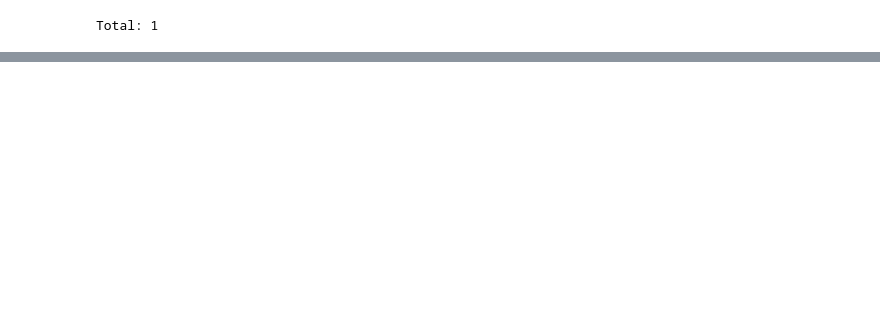
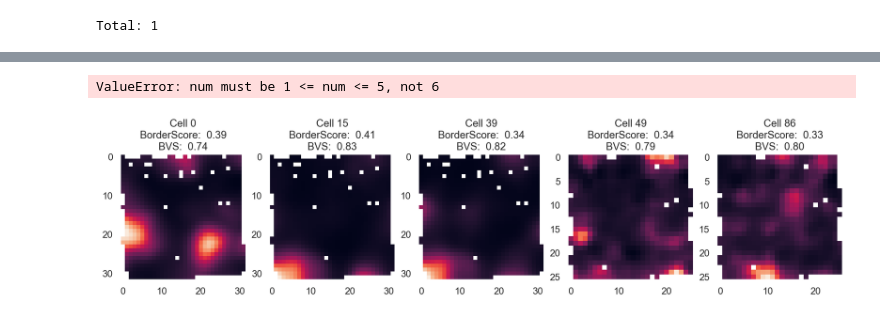
Before and after one commit to horsto/boundary_vector_score, a Jupyter notebook: BVS datajoint imaging.ipynb, the cells around one changed output, grey strips where cells are left out. Cells and saved outputs as stored; diff of their text form; code cells hidden in the pictures; blank space fills up the shorter version.

```diff
--- a/BVS datajoint imaging.ipynb
+++ b/BVS datajoint imaging.ipynb
@@ -102,0 +80,3 @@ for rm in (BVScore * ShuffledBVS.BVS & 'bvs > bvs_99'):
+# %%
+some_bvs = BVScore * ShuffledBVS.BVS & 'bvs > bvs_99' & 'session_name = "1f20835f09e28706"'
+some_bvs
@@ -102,0 +135,15 @@ for rm in (BVScore * ShuffledBVS.BVS & 'bvs > bvs_99'):
+# %%
+figure = plt.figure(figsize=(15,7))
+for no,rm in enumerate(some_bvs):
+    ax = figure.add_subplot(1,5,no+1)
+    bvs = rm['bvs']
+    borderscore = (BorderScore & rm).fetch1("borderscore")
+    ratemap_entry = (Ratemap & rm).fetch1()
+    rm      = np.ma.array(ratemap_entry['ratemap'], mask = ratemap_entry['mask_rm'])
+    rm_nans = np.ma.filled(rm, fill_value=np.nan).astype(np.float64)
+    ax.imshow(rm_nans)
+    ax.set_title(f'Cell {ratemap_entry["cell_id"]}\nBorderScore:  {borderscore:.2f}\nBVS:  {bvs:.2f}')
+    sns.despine(left=True,bottom=True)
+# %% [output]
+ValueError: num must be 1 <= num <= 5, not 6
+[figure, added]
```
Also changed, not shown: parts of 13 cells of this notebook, 2 other files.
